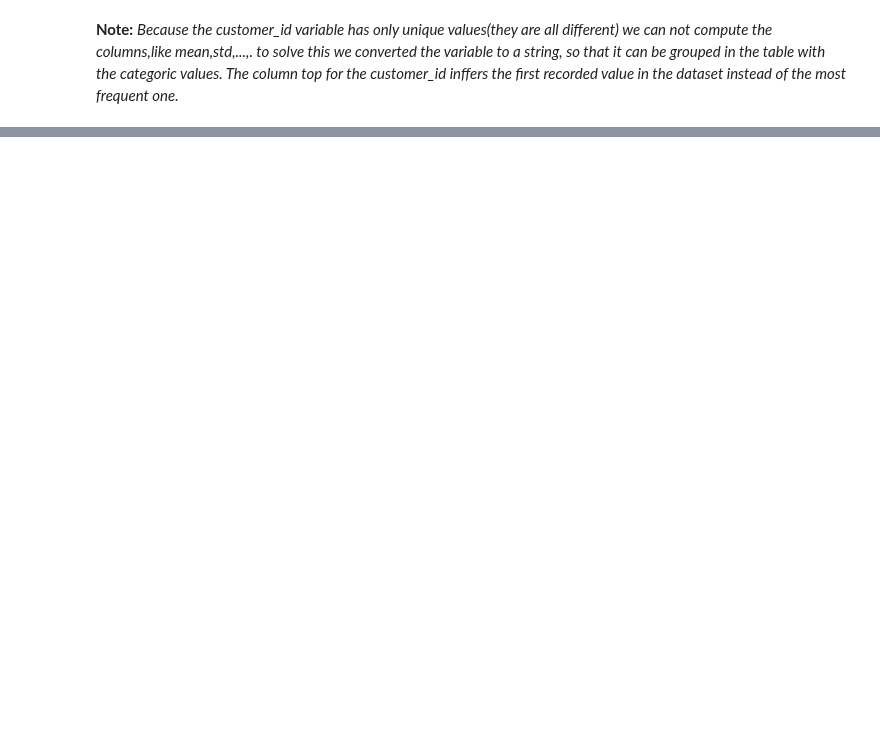
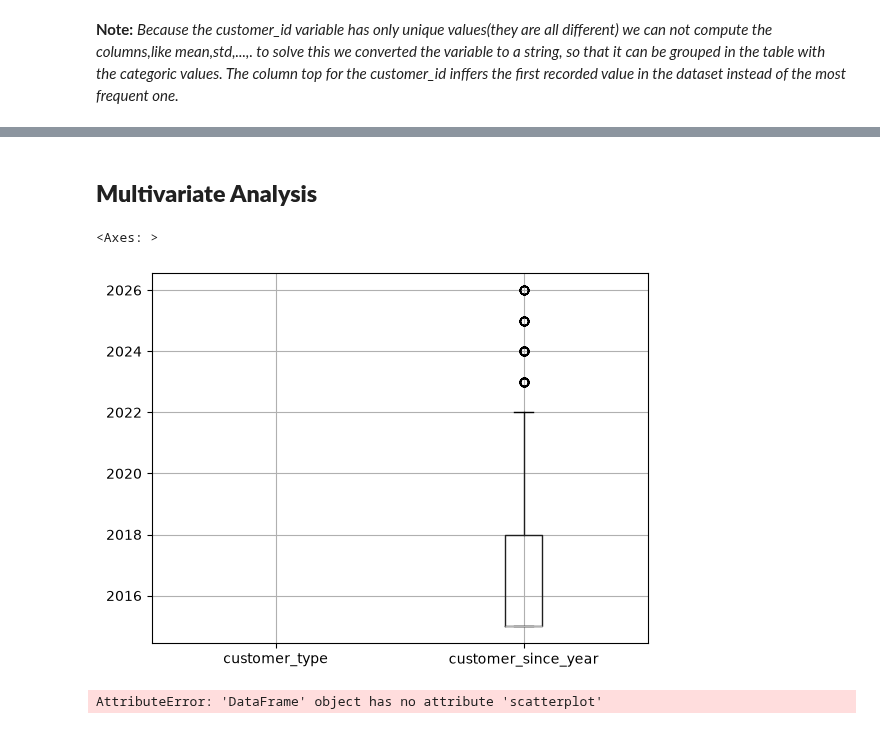
Before and after one commit to Diogosousa03/ML_Grupo18, a Jupyter notebook: notebooks/Clients.ipynb, the cells around one changed output, grey strips where cells are left out. Cells and saved outputs as stored; diff of their text form; code cells hidden in the pictures; blank space fills up the shorter version.

```diff
--- a/notebooks/Clients.ipynb
+++ b/notebooks/Clients.ipynb
@@ -114,0 +181,11 @@ After running the lines of code above, we can observe that the customer table co
+# %% [markdown]
+## **Multivariate Analysis** ##
+# %%
+df.boxplot()
+# %% [output]
+<Axes: >
+[figure, added]
+# %%
+df.scatterplot()
+# %% [output]
+AttributeError: 'DataFrame' object has no attribute 'scatterplot'
```
Also changed, not shown: parts of 12 cells of this notebook.
